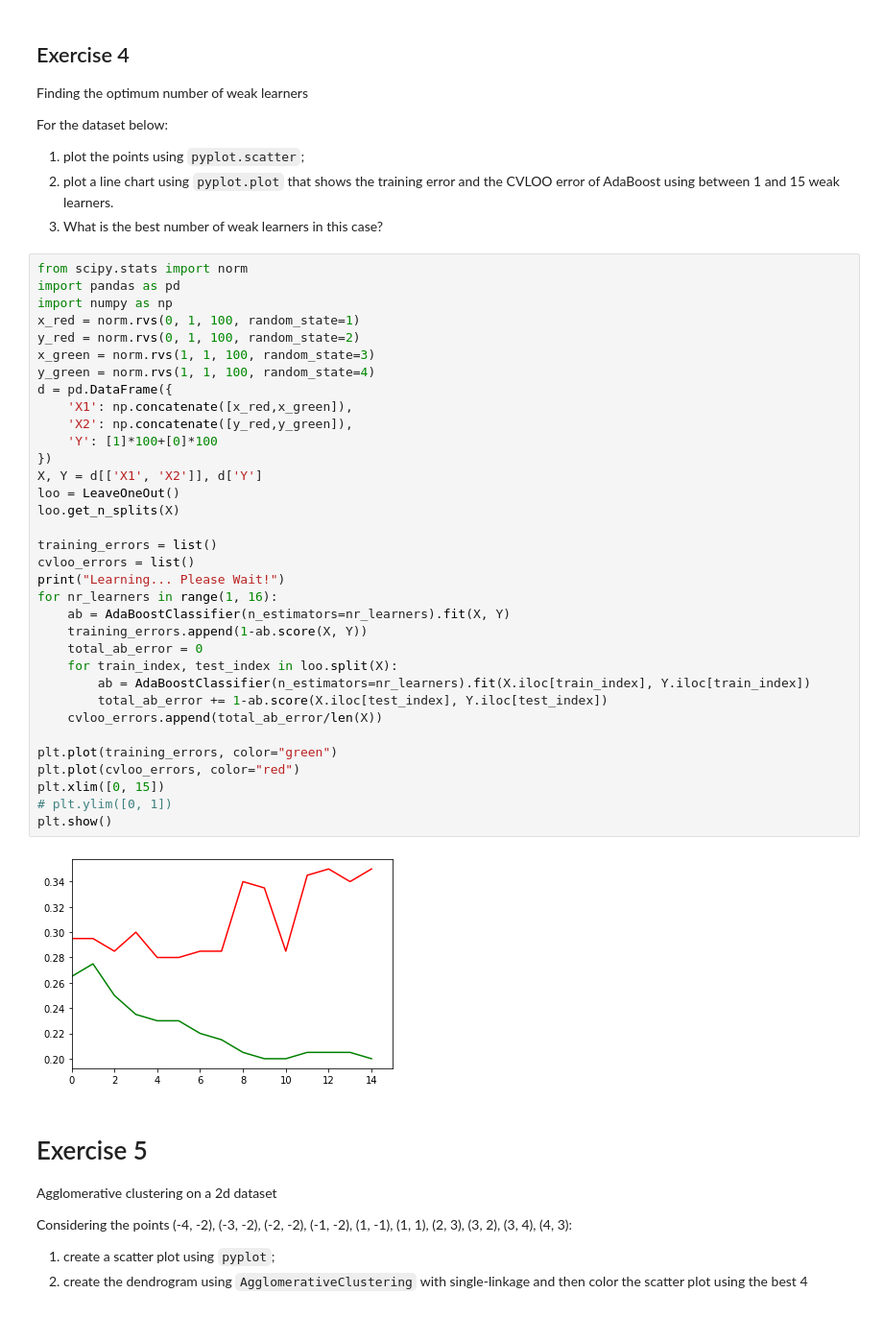
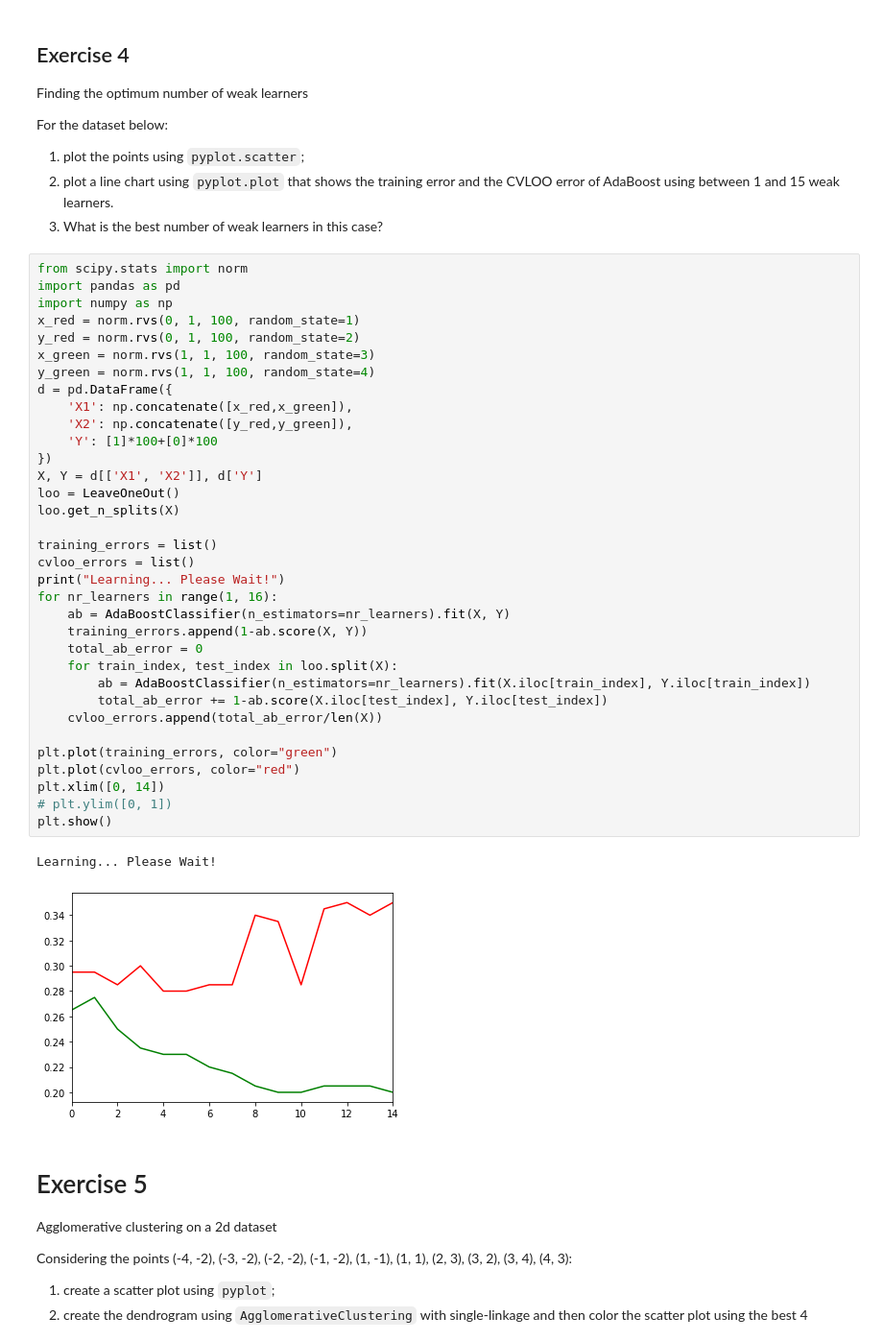
Before and after one commit to radumarinoiu/companion-lab, a Jupyter notebook: Lab9-10-Exercises.ipynb, the cells around one changed output. Shown at 96% size. Saved outputs shown, nothing was run; the diff lists cells and outputs as text.

```diff
--- a/Lab9-10-Exercises.ipynb
+++ b/Lab9-10-Exercises.ipynb
@@ -148,35 +148,36 @@ import numpy as np
 x_red = norm.rvs(0, 1, 100, random_state=1)
 y_red = norm.rvs(0, 1, 100, random_state=2)
 x_green = norm.rvs(1, 1, 100, random_state=3)
 y_green = norm.rvs(1, 1, 100, random_state=4)
 d = pd.DataFrame({
     'X1': np.concatenate([x_red,x_green]),
     'X2': np.concatenate([y_red,y_green]),
     'Y': [1]*100+[0]*100
 })
 X, Y = d[['X1', 'X2']], d['Y']
 loo = LeaveOneOut()
 loo.get_n_splits(X)
 
 training_errors = list()
 cvloo_errors = list()
 print("Learning... Please Wait!")
 for nr_learners in range(1, 16):
     ab = AdaBoostClassifier(n_estimators=nr_learners).fit(X, Y)
     training_errors.append(1-ab.score(X, Y))
     total_ab_error = 0
     for train_index, test_index in loo.split(X):
         ab = AdaBoostClassifier(n_estimators=nr_learners).fit(X.iloc[train_index], Y.iloc[train_index])
         total_ab_error += 1-ab.score(X.iloc[test_index], Y.iloc[test_index])
     cvloo_errors.append(total_ab_error/len(X))
 
 plt.plot(training_errors, color="green")
 plt.plot(cvloo_errors, color="red")
-plt.xlim([0, 15])
+plt.xlim([0, 14])
 # plt.ylim([0, 1])
 plt.show()
 # %% [output]
+Learning... Please Wait!
-[figure, old version]
+[figure, new version]
 # %% [markdown]
 # Exercise 5
 Agglomerative clustering on a 2d dataset
```
Also changed, not shown: parts of 3 cells of this notebook.
